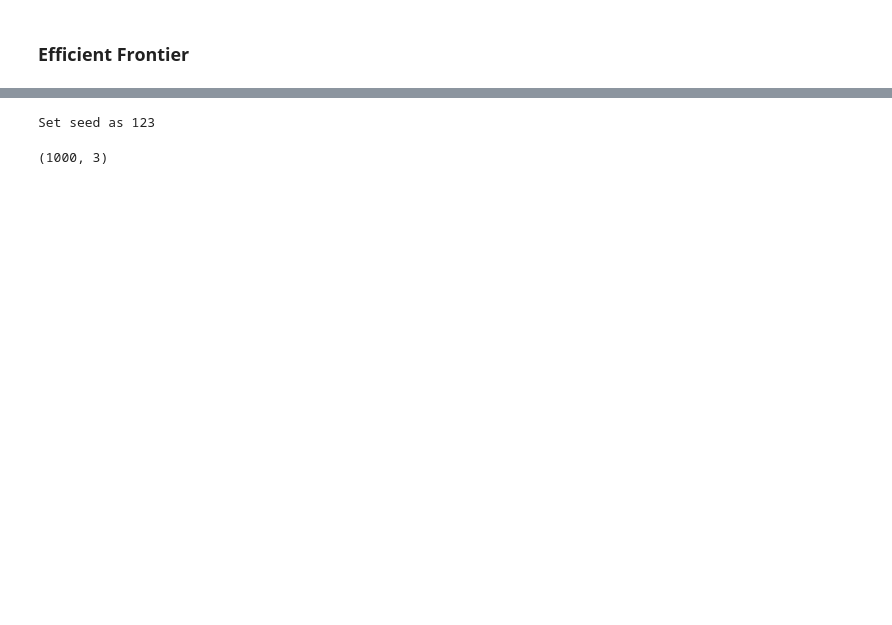
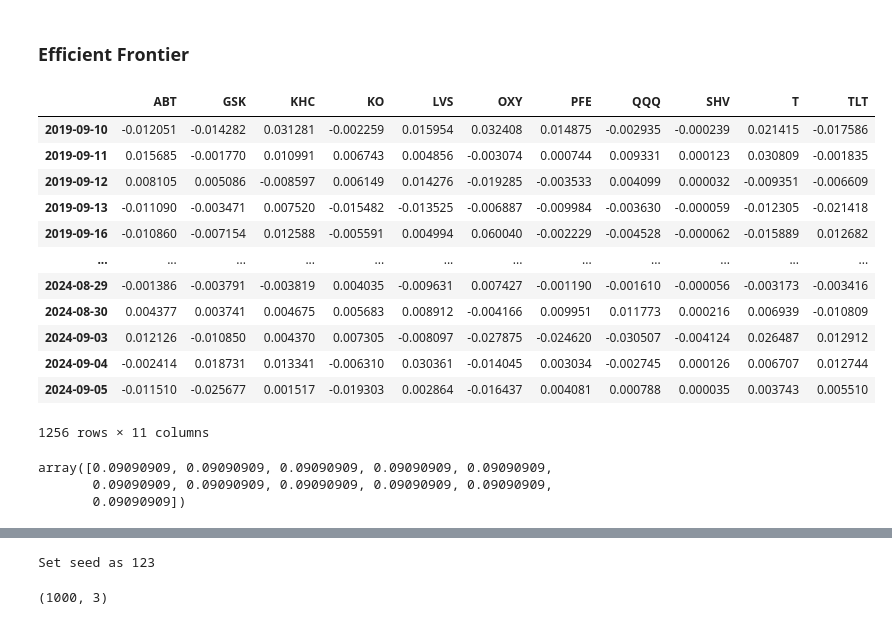
Before and after one commit to lcs-w/personal-portfolio-balancer, a Jupyter notebook: MPT.ipynb, the cells around one changed output, grey strips where cells are left out. Cells and saved outputs as stored; diff of their text form; code cells hidden in the pictures; blank space fills up the shorter version.

```diff
--- a/MPT.ipynb
+++ b/MPT.ipynb
@@ -182,11 +211,12 @@ class Portfolio:
         self,
         products_names: list,
         daily_prices: pd.DataFrame,
-        risk_free: float,
-        weights=None,
+        risk_free: pd.DataFrame,
+        weights: np.array = None,
     ) -> None:
         self.products = products_names
         self.daily_prices = daily_prices
+        self.daily_prices.index = self.daily_prices.index.tz_localize(None)
         self.risk_free = risk_free
         # equally weighted by default
         if weights is None:
@@ -195,52 +225,98 @@ class Portfolio:
             self.weights = weights
 
     def daily_returns(self):
-        return self.daily_prices.pct_change().dropna(how="any")
+        return (
+            self.daily_prices.pct_change()
+            .dropna(how="any")
+            .merge(self.risk_free.divide(365), left_index=True, right_index=True)
+        )
 
-    def port_ret(self):
-        mean = self.daily_returns().mean()
+    def daily_excess_returns(self):
+        daily_returns = self.daily_returns()
+        for _c in daily_returns.columns:
+            daily_returns[_c] = daily_returns[_c].sub(daily_returns["effective_rate"])
+        return daily_returns.drop(["effective_rate"], axis=1)
+
+    # def port_ret(self):
+    #     mean = self.daily_returns().mean()
+    #     return np.sum(mean * self.weights) * self.trading_days
+
+    def port_excess_ret(self):
+        mean = self.daily_excess_returns().mean()
         return np.sum(mean * self.weights) * self.trading_days
 
     def port_vol(self):
-        cov = self.daily_returns().cov()
+        cov = self.daily_excess_returns().cov()
         return np.sqrt(np.dot(self.weights.T, np.dot(cov, self.weights))) * np.sqrt(
             self.trading_days
         )
 
     def sharpe_ratio(self):
-        return (self.port_ret() - self.risk_free) / self.port_vol()
+        return self.port_excess_ret() / self.port_vol()
 
     def manual_input_weights(self):
         print("Fill in the current value of each asset (in $): ")
         values = []
         for p in self.products:
             v = input(p + ": ")
             if len(v) == 0:
                 values.append(0)
             else:
                 values.append(float(v))
         self.weights = np.array(values) / sum(values)
         self.info(sum(values))
 
     def info(self, total_value=None):
         print("Portfolio composition: ")
         if total_value is None:
-            print("{:^11s} {:>8s}  ".format("Products", "Weights",))
+            print(
+                "{:^11s} {:>8s}  ".format(
+                    "Products",
+                    "Weights",
+                )
+            )
             for i in range(len(self.products)):
                 print(
                     "{:^11s} {:>8.2%} ".format(
-                        self.products[i], self.weights.tolist()[i],
+                        self.products[i],
+                        self.weights.tolist()[i],
                     )
                 )
         else:
             values = self.weights * total_value
             print("{:^11s} {:>8s}  {:>10s}".format("Products", "Weights", "Amounts"))
             for i in range(len(self.products)):
                 print(
                     "{:^11s} {:>8.2%}  ${:>9,.2f}".format(
                         self.products[i], self.weights.tolist()[i], values[i]
                     )
                 )
-        print("{:>20s}: {:>8.2%}".format("Expected return", self.port_ret()))
-        print("{:>20s}: {:>8.2%}".format("Standard Deviation", self.port_vol()))
+        print(
+            "{:>20s}: {:>8.2%}".format("Expected excess return", self.port_excess_ret())
+        )
+        print("{:>20s}: {:>8.2%}".format("Standard deviation", self.port_vol()))
         print("{:>20s}: {:>8.2%}".format("Sharpe Ratio", self.sharpe_ratio()))
+
+
+port = Portfolio(tickers, close_df, eff_r)
+port.daily_excess_returns()
+# %% [output]
+|  | ABT | GSK | KHC | KO | LVS | OXY | PFE | QQQ | SHV | T | TLT |
+| 2019-09-10 | -0.012051 | -0.014282 | 0.031281 | -0.002259 | 0.015954 | 0.032408 | 0.014875 | -0.002935 | -0.000239 | 0.021415 | -0.017586 |
+| 2019-09-11 | 0.015685 | -0.001770 | 0.010991 | 0.006743 | 0.004856 | -0.003074 | 0.000744 | 0.009331 | 0.000123 | 0.030809 | -0.001835 |
+| 2019-09-12 | 0.008105 | 0.005086 | -0.008597 | 0.006149 | 0.014276 | -0.019285 | -0.003533 | 0.004099 | 0.000032 | -0.009351 | -0.006609 |
+| 2019-09-13 | -0.011090 | -0.003471 | 0.007520 | -0.015482 | -0.013525 | -0.006887 | -0.009984 | -0.003630 | -0.000059 | -0.012305 | -0.021418 |
+| 2019-09-16 | -0.010860 | -0.007154 | 0.012588 | -0.005591 | 0.004994 | 0.060040 | -0.002229 | -0.004528 | -0.000062 | -0.015889 | 0.012682 |
+| ... | ... | ... | ... | ... | ... | ... | ... | ... | ... | ... | ... |
+| 2024-08-29 | -0.001386 | -0.003791 | -0.003819 | 0.004035 | -0.009631 | 0.007427 | -0.001190 | -0.001610 | -0.000056 | -0.003173 | -0.003416 |
+| 2024-08-30 | 0.004377 | 0.003741 | 0.004675 | 0.005683 | 0.008912 | -0.004166 | 0.009951 | 0.011773 | 0.000216 | 0.006939 | -0.010809 |
+| 2024-09-03 | 0.012126 | -0.010850 | 0.004370 | 0.007305 | -0.008097 | -0.027875 | -0.024620 | -0.030507 | -0.004124 | 0.026487 | 0.012912 |
+| 2024-09-04 | -0.002414 | 0.018731 | 0.013341 | -0.006310 | 0.030361 | -0.014045 | 0.003034 | -0.002745 | 0.000126 | 0.006707 | 0.012744 |
+| 2024-09-05 | -0.011510 | -0.025677 | 0.001517 | -0.019303 | 0.002864 | -0.016437 | 0.004081 | 0.000788 | 0.000035 | 0.003743 | 0.005510 |
+1256 rows × 11 columns
+# %%
+port.weights
+# %% [output]
+array([0.09090909, 0.09090909, 0.09090909, 0.09090909, 0.09090909,
+       0.09090909, 0.09090909, 0.09090909, 0.09090909, 0.09090909,
+       0.09090909])
```
Also changed, not shown: parts of 29 cells of this notebook, 1 other file.
